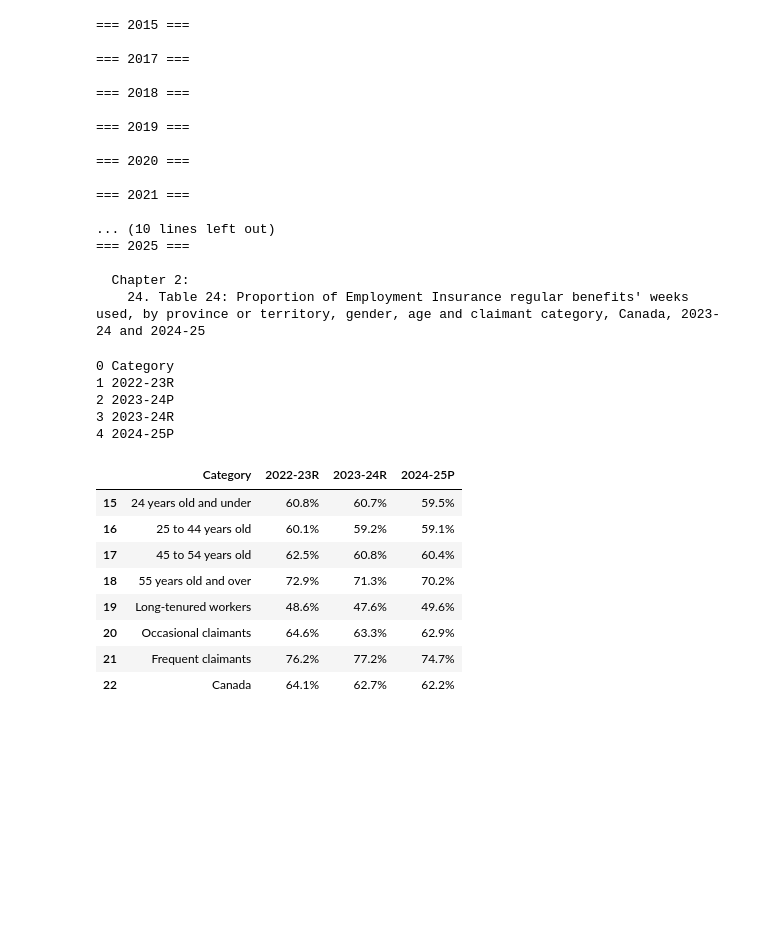
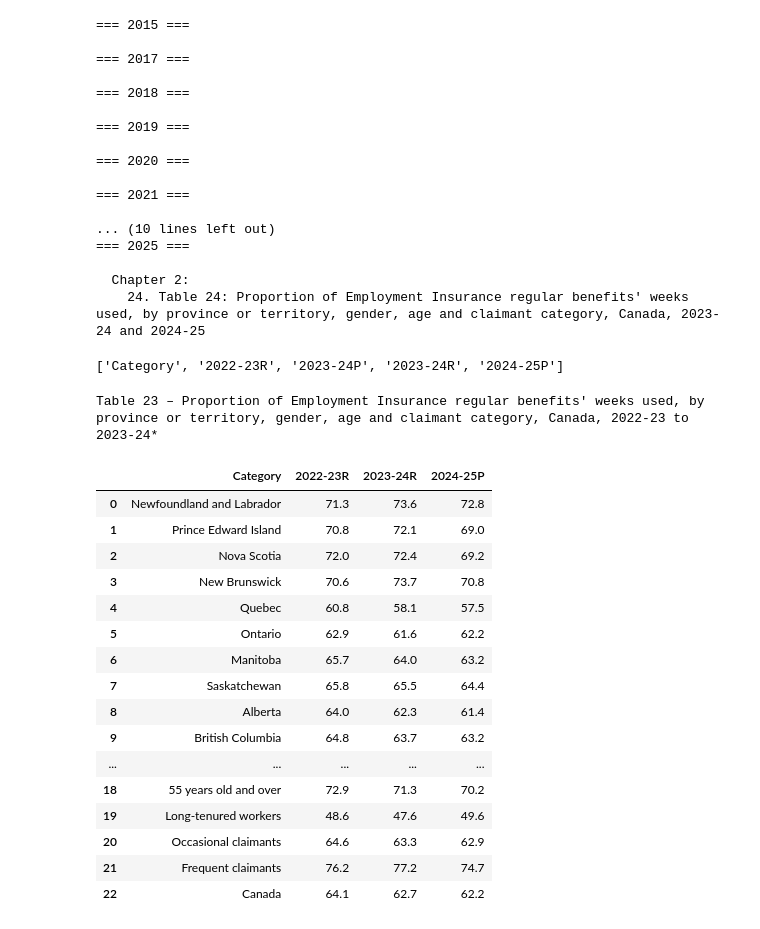
Before and after one commit to oliviergentil/MAR_Explorer, a Jupyter notebook: Copie_de_Untitled6.ipynb, the cells around one changed output. Drawn from its saved outputs; the diff is of its cells as text; code cells hidden in the pictures; blank space fills up the shorter version.

```diff
--- a/Copie_de_Untitled6.ipynb
+++ b/Copie_de_Untitled6.ipynb
@@ -242,25 +190,7 @@ exhaustion_3 = mar.table(2024, 2, 23).data.iloc[:, :3].merge(
     mar.table(2025, 2, 24).data.iloc[:, :3],
     on="Category"
 )
-# %%
-for x,y in enumerate(exhaustion_3.columns):
-  print(x,y)
-# %% [output]
-0 Category
-1 2022‑23R
-2 2023‑24P
-3 2023-24R
-4 2024-25P
-# %%
-exhaustion_3 = exhaustion_3.iloc[15:, [0, 1, 3, 4]]
-exhaustion_3
-# %% [output]
-|  | Category | 2022‑23R | 2023-24R | 2024-25P |
-| 15 | 24 years old and under | 60.8% | 60.7% | 59.5% |
-| 16 | 25 to 44 years old | 60.1% | 59.2% | 59.1% |
-| 17 | 45 to 54 years old | 62.5% | 60.8% | 60.4% |
-| 18 | 55 years old and over | 72.9% | 71.3% | 70.2% |
-| 19 | Long-tenured workers | 48.6% | 47.6% | 49.6% |
-| 20 | Occasional claimants | 64.6% | 63.3% | 62.9% |
-| 21 | Frequent claimants | 76.2% | 77.2% | 74.7% |
-| 22 | Canada | 64.1% | 62.7% | 62.2% |
+# %%
+prop_weeks_took.columns.to_list()
+# %% [output]
+['Category', '2022‑23R', '2023‑24P', '2023-24R', '2024-25P']
@@ -267,6 +199,27 @@ exhaustion_3
 # %%
-exhaustion_3.iloc[:, 1:] = (
-    exhaustion_3.iloc[:, 1:]
+prop_weeks_took.iloc[:, 1:] = (
+    prop_weeks_took.iloc[:, 1:]
     .replace("%", "", regex=True)
     .astype(float)
 )
+print(mar.table(2024,2,23).title)
+prop_weeks_took
+# %% [output]
+Table 23 – Proportion of Employment Insurance regular benefits' weeks used, by province or territory, gender, age and claimant category, Canada, 2022‑23 to 2023‑24*
+|  | Category | 2022‑23R | 2023-24R | 2024-25P |
+| 0 | Newfoundland and Labrador | 71.3 | 73.6 | 72.8 |
+| 1 | Prince Edward Island | 70.8 | 72.1 | 69.0 |
+| 2 | Nova Scotia | 72.0 | 72.4 | 69.2 |
+| 3 | New Brunswick | 70.6 | 73.7 | 70.8 |
+| 4 | Quebec | 60.8 | 58.1 | 57.5 |
+| 5 | Ontario | 62.9 | 61.6 | 62.2 |
+| 6 | Manitoba | 65.7 | 64.0 | 63.2 |
+| 7 | Saskatchewan | 65.8 | 65.5 | 64.4 |
+| 8 | Alberta | 64.0 | 62.3 | 61.4 |
+| 9 | British Columbia | 64.8 | 63.7 | 63.2 |
+| ... | ... | ... | ... | ... |
+| 18 | 55 years old and over | 72.9 | 71.3 | 70.2 |
+| 19 | Long-tenured workers | 48.6 | 47.6 | 49.6 |
+| 20 | Occasional claimants | 64.6 | 63.3 | 62.9 |
+| 21 | Frequent claimants | 76.2 | 77.2 | 74.7 |
+| 22 | Canada | 64.1 | 62.7 | 62.2 |
```
Also changed, not shown: parts of 33 cells of this notebook.
